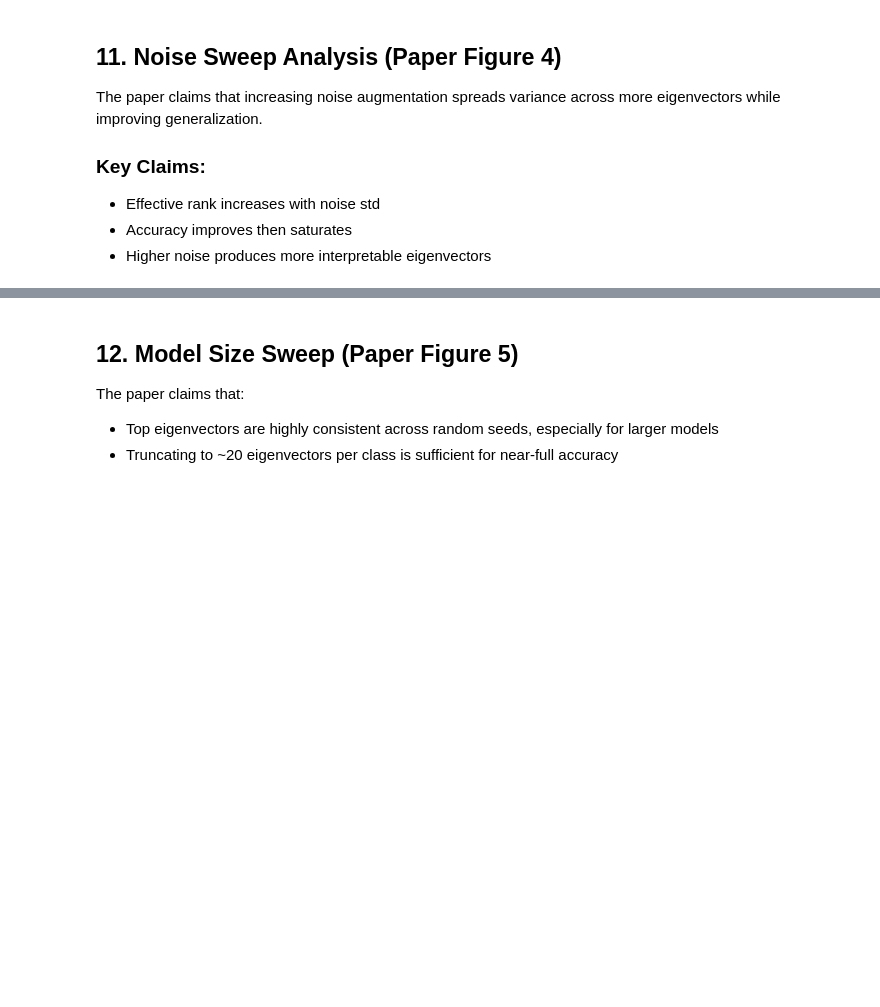
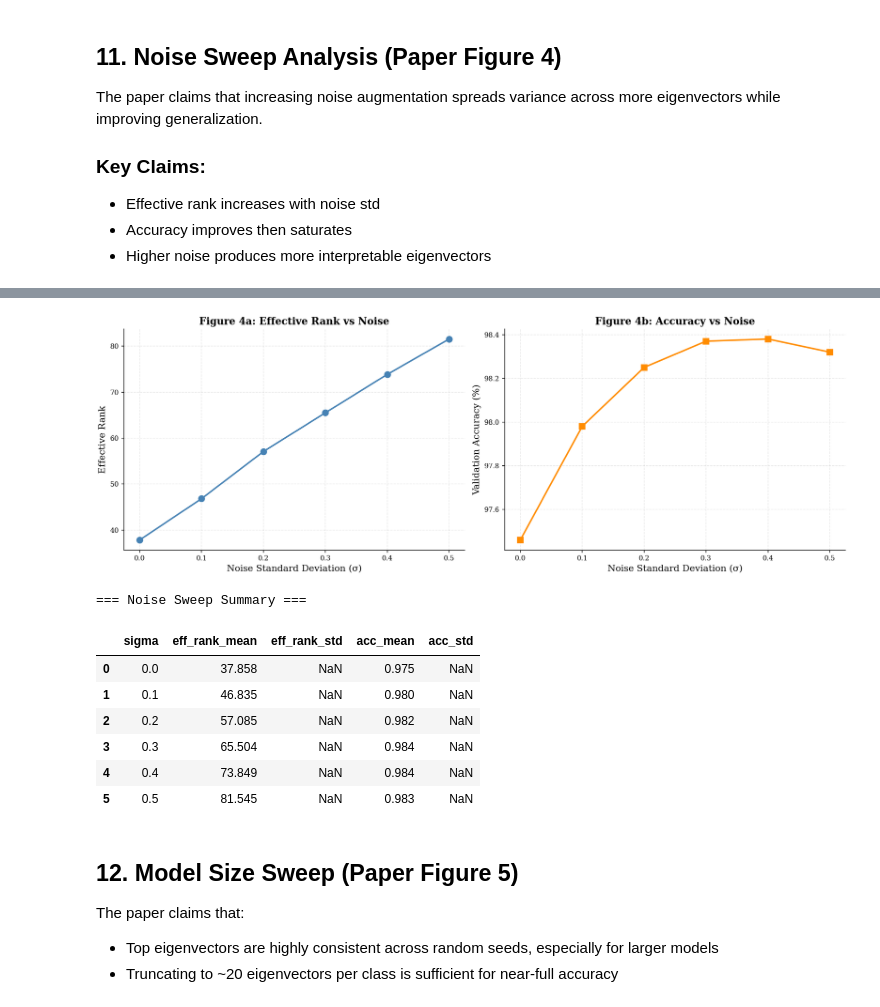
Before and after one commit to erlichon/UvA_FACT_2025, a Jupyter notebook: notebooks/01_reproduction_vision.ipynb, the cells around one changed output, grey strips where cells are left out. Drawn from its saved outputs; the diff is of its cells as text; code cells hidden in the pictures; blank space fills up the shorter version.

```diff
--- a/notebooks/01_reproduction_vision.ipynb
+++ b/notebooks/01_reproduction_vision.ipynb
@@ -531,3 +572,75 @@ Key observations:
+# %%
+# Noise Sweep Analysis - Generate Figure 4
+# Load noise sweep checkpoints and plot effective rank and accuracy vs noise
+
+noise_results = []
+NOISE_LEVELS = [0.0, 0.1, 0.2, 0.3, 0.4, 0.5]
+
+for sigma in NOISE_LEVELS:
+    for seed in SEEDS:
+        # Check noise sweep directory first, then base MNIST checkpoints
+        path = NOISE_SWEEP_CHECKPOINTS / f"mnist_noise_{sigma}_seed{seed}.pt"
+        if not path.exists():
+            # Try alternative naming
+            path = MNIST_CHECKPOINTS / f"mnist_dense_noise{sigma:.1f}_seed{seed}.pt"
+        if path.exists():
+            ckpt = torch.load(str(path), map_location='cpu', weights_only=False)
+            vals = ckpt['eigenvalues']
+            summary = spectral_summary(vals)
+            noise_results.append({
+                'sigma': sigma,
+                'seed': seed,
+                'effective_rank': summary['effective_rank_mean'],
+                'accuracy': ckpt['metrics']['val_acc']
+            })
+
+if noise_results:
+    noise_df = pd.DataFrame(noise_results)
+    noise_agg = noise_df.groupby('sigma').agg({
+        'effective_rank': ['mean', 'std'],
+        'accuracy': ['mean', 'std']
+    }).reset_index()
+    noise_agg.columns = ['sigma', 'eff_rank_mean', 'eff_rank_std', 'acc_mean', 'acc_std']
+
+    # Create side-by-side plots (Figure 4a and 4b)
+    fig, axes = plt.subplots(1, 2, figsize=(14, 5))
+
+    # Figure 4a: Effective Rank vs Noise
+    ax = axes[0]
+    ax.errorbar(noise_agg['sigma'], noise_agg['eff_rank_mean'], yerr=noise_agg['eff_rank_std'],
+                fmt='o-', capsize=4, linewidth=2, markersize=8, color='steelblue')
+    ax.set_xlabel('Noise Standard Deviation (σ)', fontsize=12)
+    ax.set_ylabel('Effective Rank', fontsize=12)
+    ax.set_title('Figure 4a: Effective Rank vs Noise', fontsize=13, fontweight='bold')
+    ax.grid(True, alpha=0.3)
+
+    # Figure 4b: Accuracy vs Noise
+    ax = axes[1]
+    ax.errorbar(noise_agg['sigma'], noise_agg['acc_mean'] * 100, yerr=noise_agg['acc_std'] * 100,
+                fmt='s-', capsize=4, linewidth=2, markersize=8, color='darkorange')
+    ax.set_xlabel('Noise Standard Deviation (σ)', fontsize=12)
+    ax.set_ylabel('Validation Accuracy (%)', fontsize=12)
+    ax.set_title('Figure 4b: Accuracy vs Noise', fontsize=13, fontweight='bold')
+    ax.grid(True, alpha=0.3)
+
+    plt.tight_layout()
+    plt.show()
+
+    print("\n=== Noise Sweep Summary ===")
+    display(noise_agg.round(3))
+else:
+    print("No noise sweep checkpoints found.")
+    print("Run: ./scripts/train/run_vision.sh train noise")
+# %% [output]
+[figure, added]
+=== Noise Sweep Summary ===
+|  | sigma | eff_rank_mean | eff_rank_std | acc_mean | acc_std |
+| 0 | 0.0 | 37.858 | NaN | 0.975 | NaN |
+| 1 | 0.1 | 46.835 | NaN | 0.980 | NaN |
+| 2 | 0.2 | 57.085 | NaN | 0.982 | NaN |
+| 3 | 0.3 | 65.504 | NaN | 0.984 | NaN |
+| 4 | 0.4 | 73.849 | NaN | 0.984 | NaN |
+| 5 | 0.5 | 81.545 | NaN | 0.983 | NaN |
 # %% [markdown]
 ## 12. Model Size Sweep (Paper Figure 5)
 
```
Also changed, not shown: parts of 21 cells of this notebook, 51 other files.
